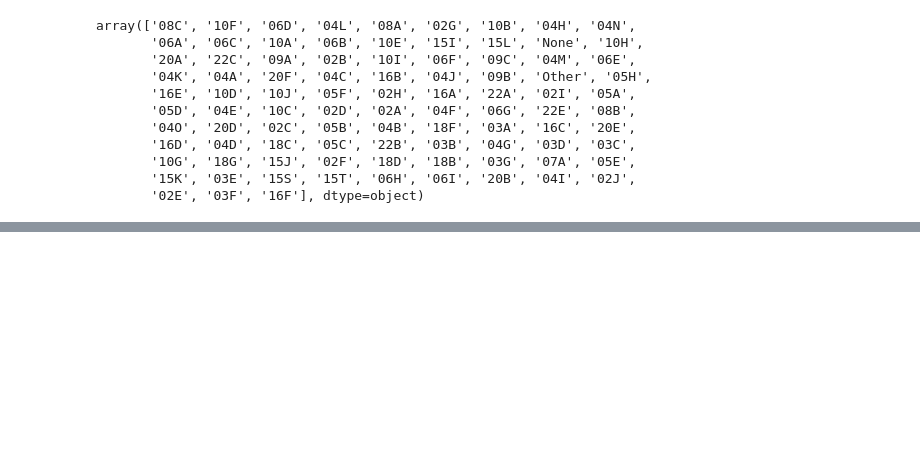
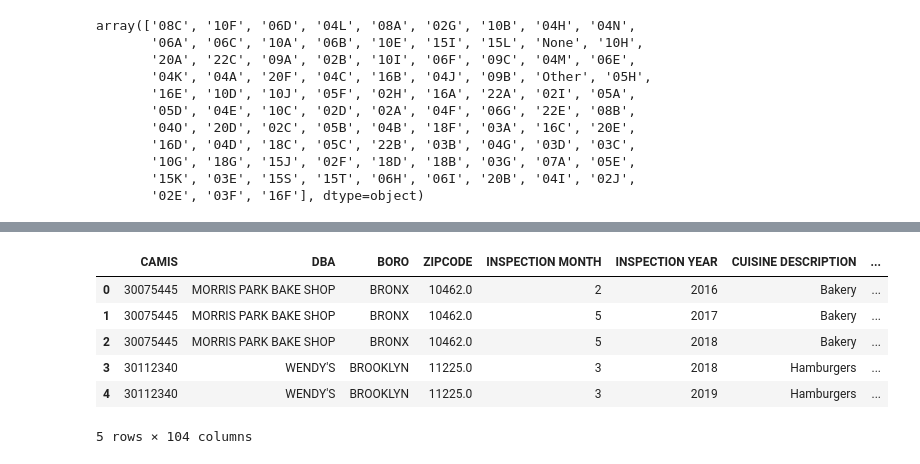
Before and after one commit to deep22kar/random-forest, a Jupyter notebook: Data.ipynb, the cells around one changed output, grey strips where cells are left out. Drawn from its saved outputs; the diff is of its cells as text; code cells hidden in the pictures; blank space fills up the shorter version.

```diff
--- a/Data.ipynb
+++ b/Data.ipynb
@@ -575,0 +585,3 @@ data3 = data3.drop(['INSPECTION DATE', 'VIOLATION CODE', 'CRITICAL FLAG'], axis=
+# %%
+# drop Violation Code and Critical Flag columns - unnecessary due to dummy variables
+df4 = df3_violation.drop(['VIOLATION CODE', 'CRITICAL FLAG'], axis=1)
@@ -575,0 +592,28 @@ data3 = data3.drop(['INSPECTION DATE', 'VIOLATION CODE', 'CRITICAL FLAG'], axis=
+# %%
+# group citations based on restaurant id (CAMIS), inspection month, and inspection year
+df4_grouped = df4.groupby(['CAMIS', 'DBA', 'BORO', 'ZIPCODE', 'INSPECTION MONTH', 'INSPECTION YEAR']).agg({
+                    'CUISINE DESCRIPTION': 'first', 'FLAG__Critical': 'sum', 'FLAG__Not Critical': 'sum', 'GRADE': 'max', 'SCORE': 'mean',
+                    'VIOLATION__02A': 'sum', 'VIOLATION__02B': 'sum', 'VIOLATION__02C': 'sum', 'VIOLATION__02D': 'sum',
+                    'VIOLATION__02E': 'sum', 'VIOLATION__02F': 'sum', 'VIOLATION__02G': 'sum', 'VIOLATION__02H': 'sum',
+                    'VIOLATION__02I': 'sum', 'VIOLATION__02J': 'sum', 'VIOLATION__03A': 'sum', 'VIOLATION__03B': 'sum',
+                    'VIOLATION__03C': 'sum', 'VIOLATION__03D': 'sum', 'VIOLATION__03E': 'sum', 'VIOLATION__03F': 'sum',
+                    'VIOLATION__03G': 'sum', 'VIOLATION__04A': 'sum', 'VIOLATION__04B': 'sum', 'VIOLATION__04C': 'sum',
+                    'VIOLATION__04D': 'sum', 'VIOLATION__04E': 'sum', 'VIOLATION__04F': 'sum', 'VIOLATION__04G': 'sum',
+                    'VIOLATION__04H': 'sum', 'VIOLATION__04I': 'sum', 'VIOLATION__04J': 'sum', 'VIOLATION__04K': 'sum',
+                     'VIOLATION__04L': 'sum', 'VIOLATION__04M': 'sum', 'VIOLATION__04N': 'sum', 'VIOLATION__04O': 'sum',
+                    'VIOLATION__05A': 'sum', 'VIOLATION__05B': 'sum', 'VIOLATION__05C': 'sum', 'VIOLATION__05D': 'sum',
+                    'VIOLATION__05E': 'sum', 'VIOLATION__05F': 'sum', 'VIOLATION__05H': 'sum', 'VIOLATION__06A': 'sum',
+                    'VIOLATION__06B': 'sum', 'VIOLATION__06C': 'sum', 'VIOLATION__06D': 'sum', 'VIOLATION__06E': 'sum',
+                    'VIOLATION__06F': 'sum', 'VIOLATION__06G': 'sum', 'VIOLATION__06H': 'sum', 'VIOLATION__06I': 'sum',
+                    'VIOLATION__07A': 'sum', 'VIOLATION__08A': 'sum', 'VIOLATION__08B': 'sum', 'VIOLATION__08C': 'sum',
+                    'VIOLATION__09A': 'sum', 'VIOLATION__09B': 'sum', 'VIOLATION__09C': 'sum', 'VIOLATION__10A': 'sum',
+                    'VIOLATION__10B': 'sum', 'VIOLATION__10C': 'sum', 'VIOLATION__10D': 'sum', 'VIOLATION__10E': 'sum',
+                    'VIOLATION__10F': 'sum', 'VIOLATION__10G': 'sum', 'VIOLATION__10H': 'sum', 'VIOLATION__10I': 'sum',
+                    'VIOLATION__10J': 'sum',  'VIOLATION__15I': 'sum', 'VIOLATION__15J': 'sum', 'VIOLATION__15K': 'sum',
+                    'VIOLATION__15L': 'sum', 'VIOLATION__15S': 'sum', 'VIOLATION__15T': 'sum', 'VIOLATION__16A': 'sum',
+                    'VIOLATION__16B': 'sum', 'VIOLATION__16C': 'sum', 'VIOLATION__16D': 'sum', 'VIOLATION__16E': 'sum',
+                    'VIOLATION__16F': 'sum', 'VIOLATION__18B': 'sum', 'VIOLATION__18C': 'sum',
+                    'VIOLATION__18D': 'sum', 'VIOLATION__18F': 'sum', 'VIOLATION__18G': 'sum',
+                    'VIOLATION__20A': 'sum', 'VIOLATION__20B': 'sum', 'VIOLATION__20D': 'sum', 'VIOLATION__20E': 'sum',
+                    'VIOLATION__20F': 'sum', 'VIOLATION__22A': 'sum', 'VIOLATION__22B': 'sum', 'VIOLATION__22C': 'sum',
+                    'VIOLATION__22E': 'sum', 'VIOLATION__None': 'sum', 'VIOLATION__Other': 'sum'}).reset_index()
@@ -576,4 +624,12 @@ data3 = data3.drop(['INSPECTION DATE', 'VIOLATION CODE', 'CRITICAL FLAG'], axis=
 # %%
-data3.head()
+df4_grouped.head()
+# %% [output]
+|  | CAMIS | DBA | BORO | ZIPCODE | INSPECTION MONTH | INSPECTION YEAR | CUISINE DESCRIPTION | ... |
+| 0 | 30075445 | MORRIS PARK BAKE SHOP | BRONX | 10462.0 | 2 | 2016 | Bakery | ... |
+| 1 | 30075445 | MORRIS PARK BAKE SHOP | BRONX | 10462.0 | 5 | 2017 | Bakery | ... |
+| 2 | 30075445 | MORRIS PARK BAKE SHOP | BRONX | 10462.0 | 5 | 2018 | Bakery | ... |
+| 3 | 30112340 | WENDY'S | BROOKLYN | 11225.0 | 3 | 2018 | Hamburgers | ... |
+| 4 | 30112340 | WENDY'S | BROOKLYN | 11225.0 | 3 | 2019 | Hamburgers | ... |
+5 rows × 104 columns
 # %%
 # reorganize the order of the columns
```
Also changed, not shown: parts of 39 cells of this notebook.
